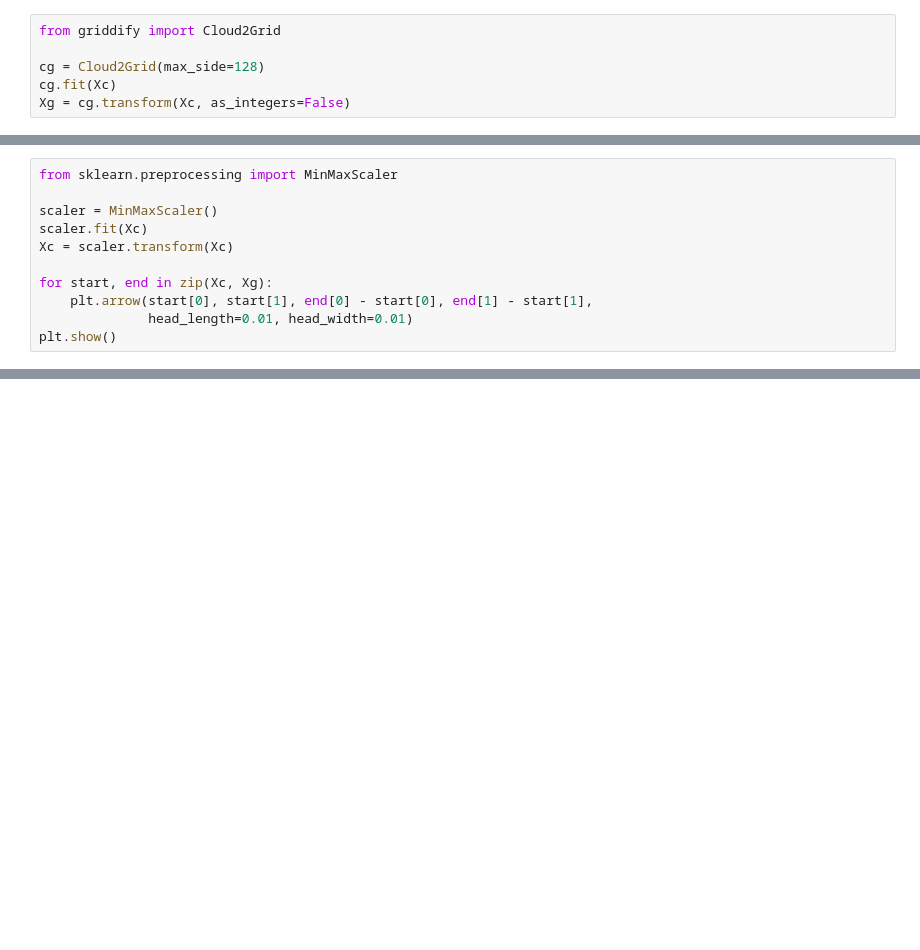
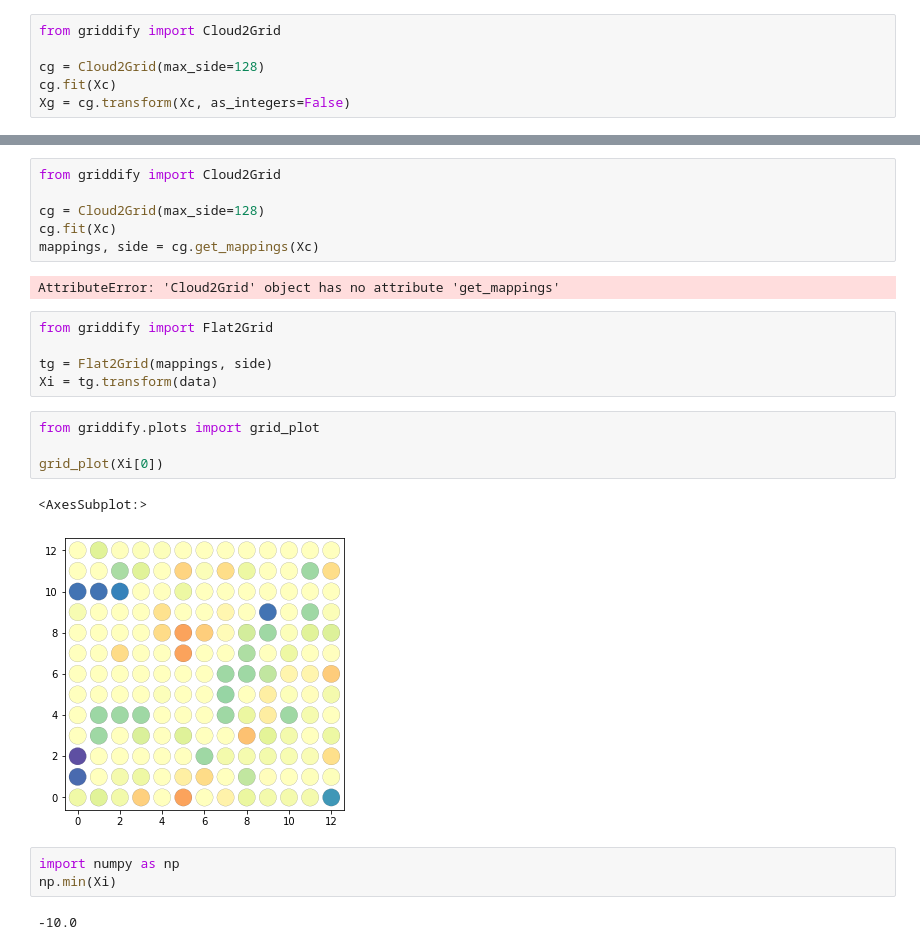
Before and after one commit to ersilia-os/griddify, a Jupyter notebook: notebooks/01_compounds_example.ipynb, the cells around one changed output, grey strips where cells are left out. Cells and saved outputs as stored; diff of their text form; blank space fills up the shorter version.

```diff
--- a/notebooks/01_compounds_example.ipynb
+++ b/notebooks/01_compounds_example.ipynb
@@ -171,11 +41,0 @@ AttributeError: 'Cloud2Grid' object has no attribute 'shape'
-# %%
-from sklearn.preprocessing import MinMaxScaler
-
-scaler = MinMaxScaler()
-scaler.fit(Xc)
-Xc = scaler.transform(Xc)
-
-for start, end in zip(Xc, Xg):
-    plt.arrow(start[0], start[1], end[0] - start[0], end[1] - start[1],
-              head_length=0.01, head_width=0.01)
-plt.show()
@@ -202,0 +42,25 @@ array([[0.69230769, 0.        ],
+# %%
+from griddify import Cloud2Grid
+
+cg = Cloud2Grid(max_side=128)
+cg.fit(Xc)
+mappings, side = cg.get_mappings(Xc)
+# %% [output]
+AttributeError: 'Cloud2Grid' object has no attribute 'get_mappings'
+# %%
+from griddify import Flat2Grid
+
+tg = Flat2Grid(mappings, side)
+Xi = tg.transform(data)
+# %%
+from griddify.plots import grid_plot
+
+grid_plot(Xi[0])
+# %% [output]
+<AxesSubplot:>
+[figure, added]
+# %%
+import numpy as np
+np.min(Xi)
+# %% [output]
+-10.0
```
Also changed, not shown: parts of 6 cells of this notebook, 11 other files.
